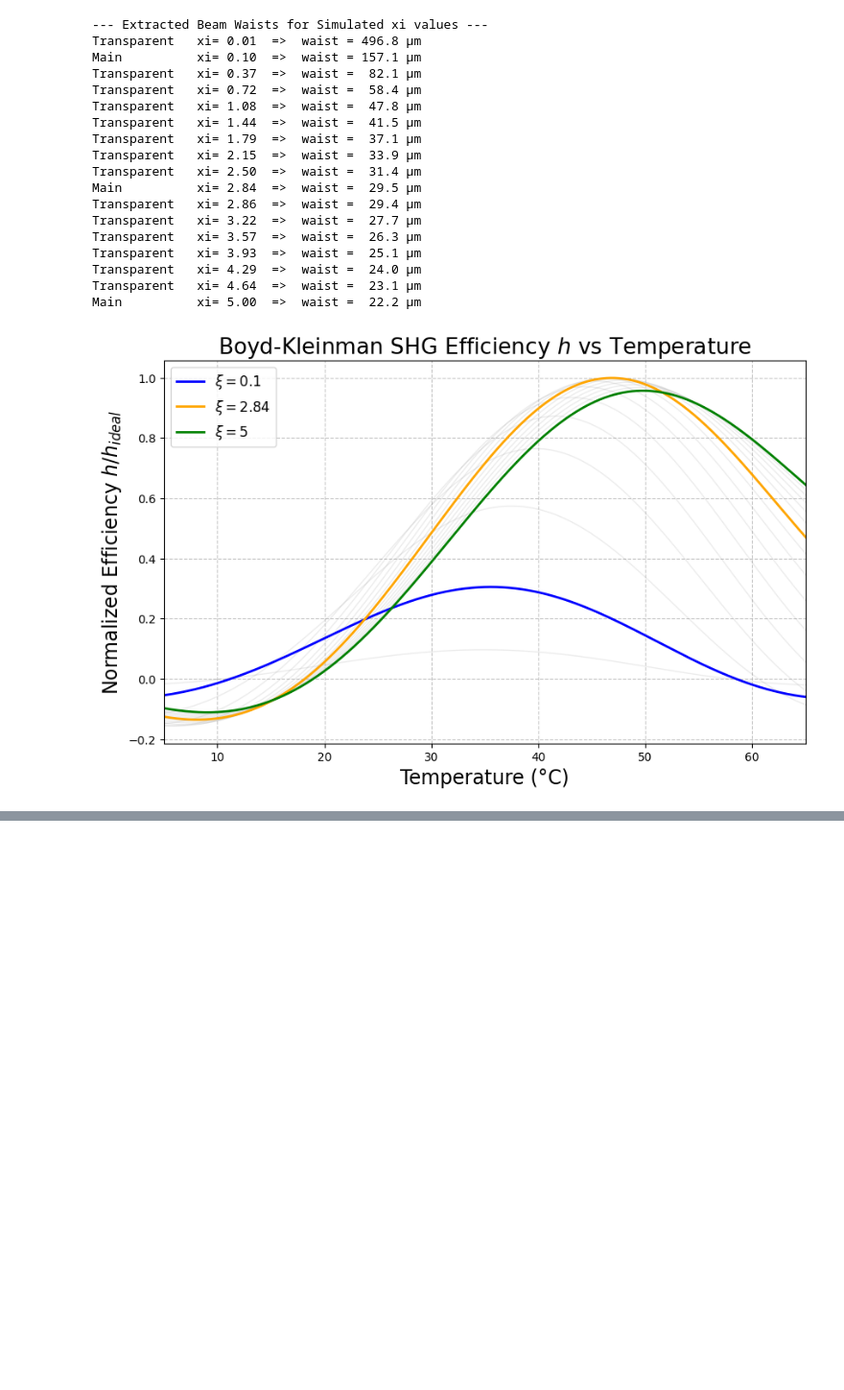
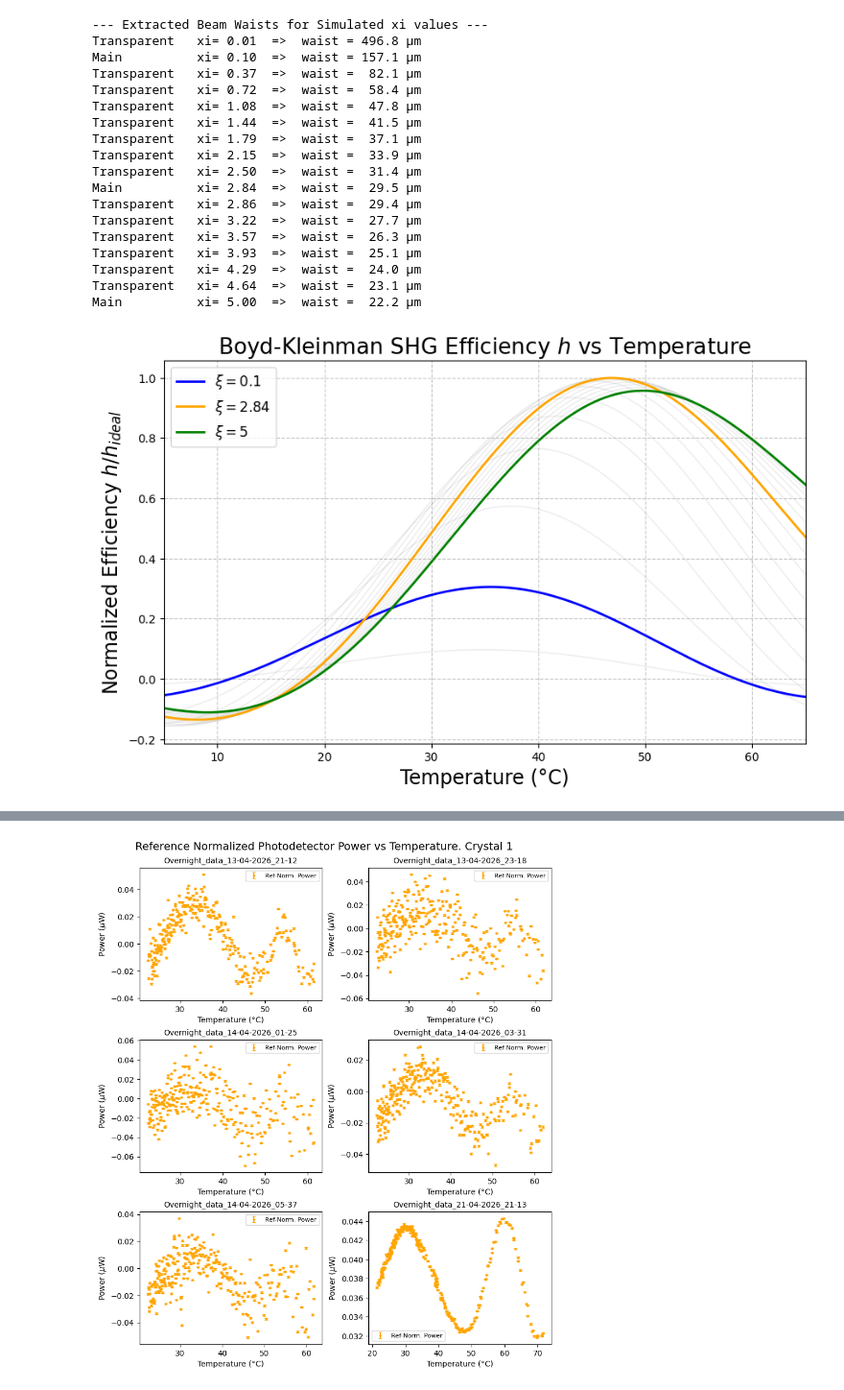
Before and after one commit to qpit/Eskild-Project-2026, a Jupyter notebook: main_document.ipynb, the cells around one changed output, grey strips where cells are left out. Shown at 96% size. Saved outputs shown, nothing was run; the diff lists cells and outputs as text; code cells hidden in the pictures; blank space fills up the shorter version.

```diff
--- a/main_document.ipynb
+++ b/main_document.ipynb
@@ -1238,0 +1183,70 @@ Calculated xi_forward from waist: 2.27
+# %%
+filenames = [r"Overnight_data\Overnight_data_13-04-2026_21-12.csv",
+             r"Overnight_data\Overnight_data_13-04-2026_23-18.csv",
+             r"Overnight_data\Overnight_data_14-04-2026_01-25.csv",
+             r"Overnight_data\Overnight_data_14-04-2026_03-31.csv",
+             r"Overnight_data\Overnight_data_14-04-2026_05-37.csv",
+             r"Overnight_data\Overnight_data_21-04-2026_21-13.csv"]
+
+# Update this value with your detector's actual sensitivity (in V/W) at the used wavelength!
+# Example: If sensitivity is 1.5 * 10^5 V/W, use 1.5e5
+sensitivity_V_per_W = 0.57 * 2.38e5
+
+# A4 paper size in inches is typically 8.27 x 11.69
+fig, axes = plt.subplots(4, 2, figsize=(8.27, 11.69), constrained_layout=True)
+axes = axes.flatten()
+
+for idx, filepath in enumerate(filenames):
+    data = np.genfromtxt(filepath, delimiter=',', skip_header=1)
+    time_data = data[:, 0]
+    time_hours = time_data / 3600
+    channel1 = data[:, 2]  # Assuming Ch1_Avg is the 3rd column
+    channel2 = data[:, 3]  # Assuming Ch2_Avg is the 4th column
+    channel3 = data[:, 4]  # Assuming Ch3_Avg is the 5th column
+    std = data[:, 5:8]  # Standard deviations for each channel
+    SEM = data[:, 8:]  # Standard error of the mean for each channel
+
+    resist = voltage_to_kOhm(channel2)
+    temperature = temperature_from_resistance(resist)
+
+    # Normalize channel 1 by using channel 3 as reference
+    ch1_ch3_ratio = channel1 / channel3
+
+    # Scale ratio back to physical voltage by multiplying by the mean reference voltage.
+    # This corrects for intensity fluctuations while keeping the absolute scale intact.
+    corrected_voltage = ch1_ch3_ratio * np.mean(channel3)
+
+    # Convert corrected voltage to Power in microwatts
+    power_W = corrected_voltage / sensitivity_V_per_W
+    power_uW = power_W * 1e6  # Convert to microwatts
+
+    SEM_ch1 = SEM[:, 0]
+    SEM_ch3 = SEM[:, 2]
+    # Ensure error is always positive using np.abs
+    ratio_sem = np.abs(ch1_ch3_ratio) * np.sqrt((SEM_ch1 / channel1)**2 + (SEM_ch3 / channel3)**2)
+
+    # Convert propagated ratio error to microwatts using the same scaling
+    SEM_power_uW = (ratio_sem * np.mean(channel3) / sensitivity_V_per_W) * 1e6
+
+    ax = axes[idx]
+    # Plot Signal Power vs Temperature
+    ax.errorbar(temperature, power_uW, yerr=SEM_power_uW, label='Ref-Norm. Power', color='orange', fmt='o', markersize=2, capsize=2)
+    ax.set_xlabel('Temperature (°C)', fontsize=10)
+    ax.set_ylabel('Power ($\mu$W)', fontsize=10)
+    ax.legend(loc='best', fontsize=8)
+    # Extract just the date and time part for the title
+    file_title = filepath.split('\\')[-1].replace('.csv', '')
+    ax.set_title(file_title, fontsize=10)
+
+    print(f"{file_title} - Total time: {time_hours[-1]:.2f} hours, Measurements: {len(time_data)}")
+    print("Avg raw voltage: {:.2f} mV, Avg corrected: {:.2f} mV, Avg power: {:.2f} μW\n".format(
+        np.mean(channel1)*1e3, np.mean(corrected_voltage)*1e3, np.mean(power_uW)))
+
+# Hide any unused subplots
+for i in range(len(filenames), len(axes)):
+    fig.delaxes(axes[i])
+
+fig.suptitle('Reference Normalized Photodetector Power vs Temperature. Crystal 1', fontsize=14, y=1.02)
+plt.savefig(f'C:\\Users\\eskil\\OneDrive\\DTU\\6.sem\\bachelor_project\\figures\\crystal1_overview.pdf', dpi=500, bbox_inches='tight')
+plt.show()
+# %% [output]
@@ -1238,0 +1270 @@ Calculated xi_forward from waist: 2.27
+[figure, added]
```
Also changed, not shown: parts of 4 cells of this notebook.
